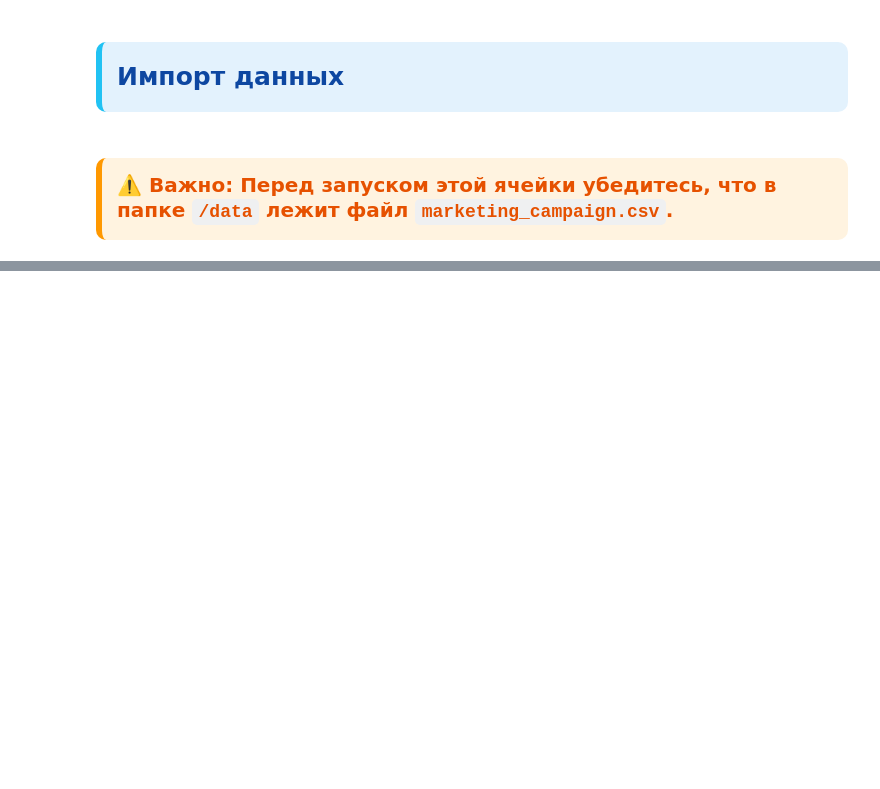
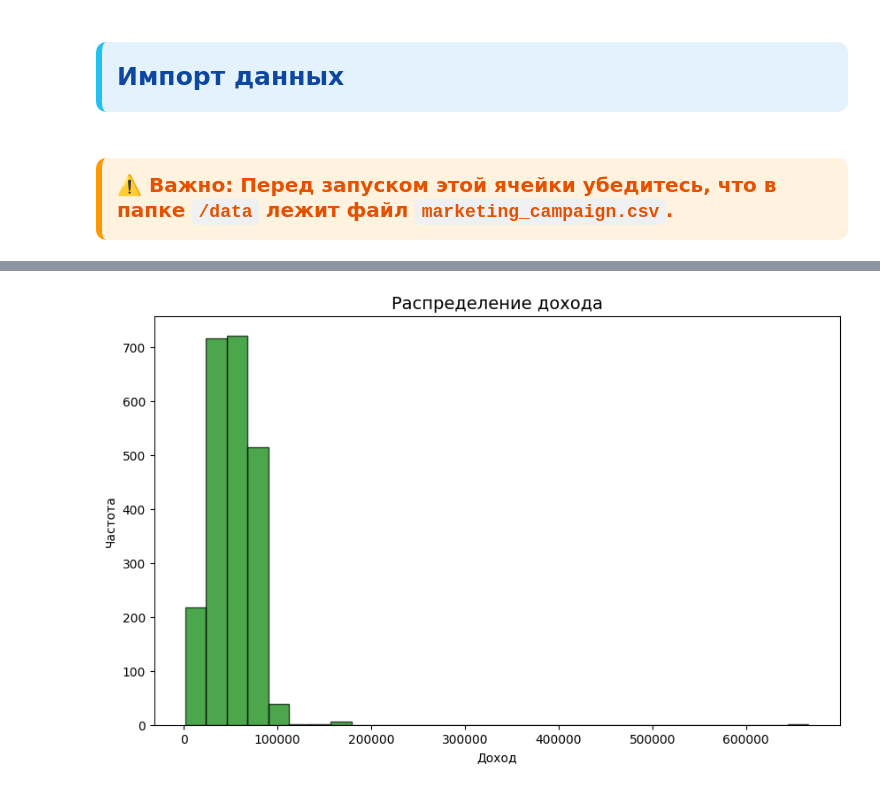
Before and after one commit to YaeKitsune13/MOIBD_coop_project, a Jupyter notebook: Customer_Personality_Analisis.ipynb, the cells around one changed output, grey strips where cells are left out. Cells and saved outputs as stored; diff of their text form; code cells hidden in the pictures; blank space fills up the shorter version.

```diff
--- a/Customer_Personality_Analisis.ipynb
+++ b/Customer_Personality_Analisis.ipynb
@@ -220,0 +540,28 @@ df = pd.read_csv('./data/marketing_campaign.csv',sep='\t')
+# %%
+# Общие траты
+spending_cols = ['MntWines', 'MntFruits', 'MntMeatProducts',
+                 'MntFishProducts', 'MntSweetProducts', 'MntGoldProds']
+df_eda['Total_Spending'] = df_eda[spending_cols].sum(axis=1)
+# %%
+# Общие покупки
+purchase_cols = ['NumDealsPurchases', 'NumWebPurchases',
+                 'NumCatalogPurchases', 'NumStorePurchases']
+df_eda['Total_Purchases'] = df_eda[purchase_cols].sum(axis=1)
+# %%
+# Средний чек
+df_eda['Avg_Check'] = df_eda['Total_Spending'] / df_eda['Total_Purchases'].replace(0, np.nan)
+# %%
+# Участие в кампаниях
+campaign_cols = ['AcceptedCmp1', 'AcceptedCmp2', 'AcceptedCmp3',
+                 'AcceptedCmp4', 'AcceptedCmp5']
+df_eda['Total_Accepted_Cmp'] = df_eda[campaign_cols].sum(axis=1)
+df_eda['Accepted_Any'] = (df_eda['Total_Accepted_Cmp'] > 0).astype(int)
+# %%
+plt.figure(figsize=(10, 6))
+plt.hist(df_eda['Income'].dropna(), bins=30, edgecolor='black', alpha=0.7, color='green')
+plt.title('Распределение дохода', fontsize=14)
+plt.xlabel('Доход')
+plt.ylabel('Частота')
+plt.show()
+# %% [output]
+[figure, added]
```
Also changed, not shown: parts of 23 cells of this notebook, 1 other file.
